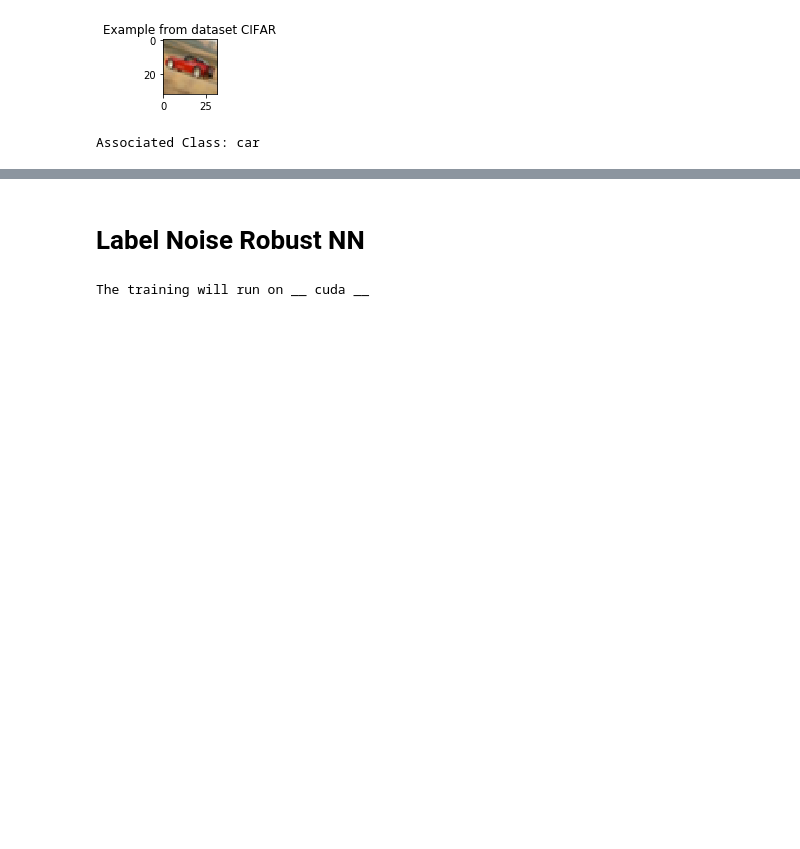
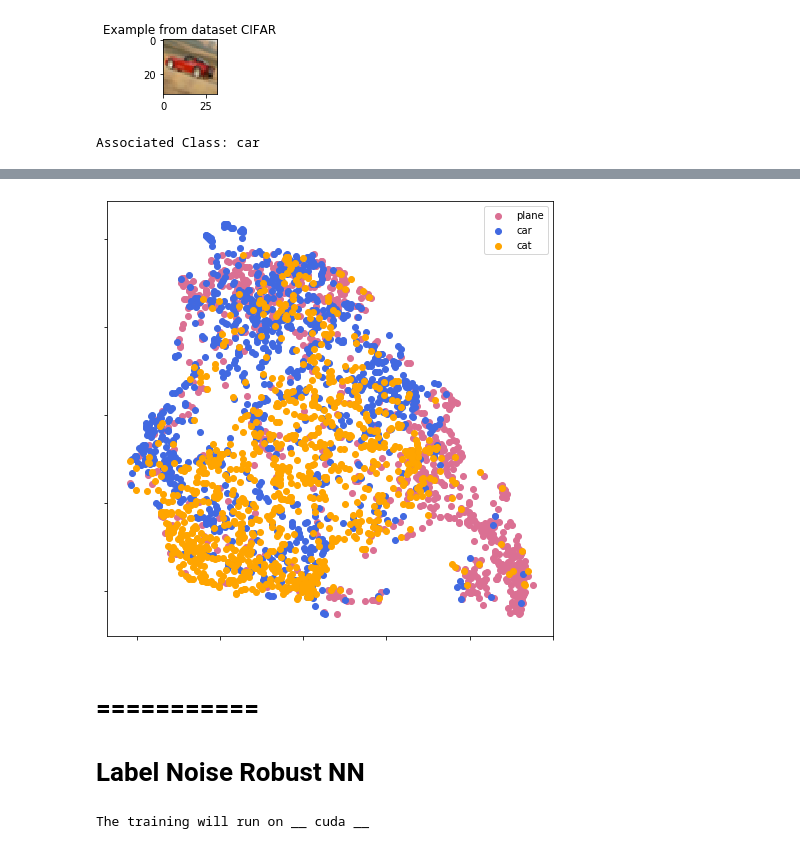
Before and after one commit to pierresegonne/COMP5328_Project2, a Jupyter notebook: pierre.ipynb, the cells around one changed output, grey strips where cells are left out. Cells and saved outputs as stored; diff of their text form; code cells hidden in the pictures; blank space fills up the shorter version.

```diff
--- a/pierre.ipynb
+++ b/pierre.ipynb
@@ -343,4 +306,40 @@ plt.show()
+# %%
+# UMAP
+
+def generate_umap(dataset):
+
+    return umap.UMAP(n_neighbors=5,
+                      min_dist=0.1,
+                      metric='correlation').fit_transform(dataset['X'])
+
+
+GENERATE_UMAP = True
+DATASET = {'X': cifar_X_test_2d, 'Y': cifar_Y_test, 'labels': cifar_classes}
+
+if GENERATE_UMAP:
+    umap_outputs = generate_umap(DATASET)
+
+class0_mask = (DATASET['Y'] == 0)
+class1_mask = (DATASET['Y'] == 1)
+class2_mask = (DATASET['Y'] == 2)
+
+umap_class0 = umap_outputs[class0_mask]
+umap_class1 = umap_outputs[class1_mask]
+umap_class2 = umap_outputs[class2_mask]
+
+fig, ax = plt.subplots(1, figsize=(8,8))
+ax.scatter(umap_class0[:,0], umap_class0[:,1], color='palevioletred')
+ax.scatter(umap_class1[:,0], umap_class1[:,1], color='royalblue')
+ax.scatter(umap_class2[:,0], umap_class2[:,1], color='orange')
+ax.xaxis.set_ticklabels([])
+ax.yaxis.set_ticklabels([])
+ax.legend(DATASET['labels'])
+plt.show()
+# %% [output]
+[figure, added]
 # %% [markdown]
+# ===========
+
 # Label Noise Robust NN
 # %%
 # Utils
```
Also changed, not shown: parts of 27 cells of this notebook.
